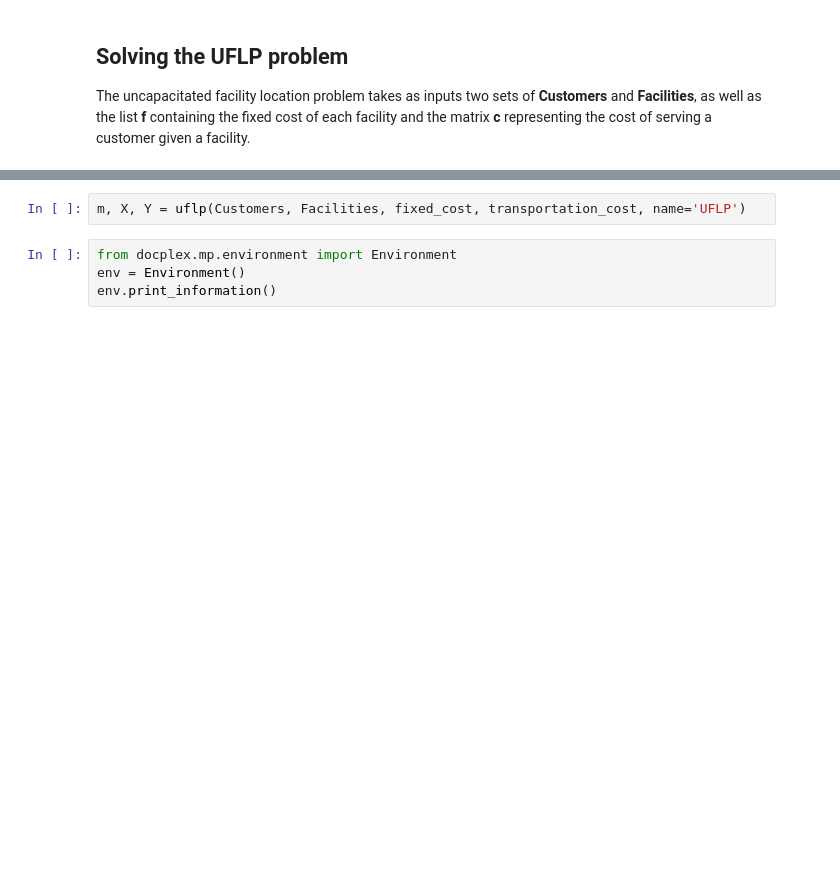
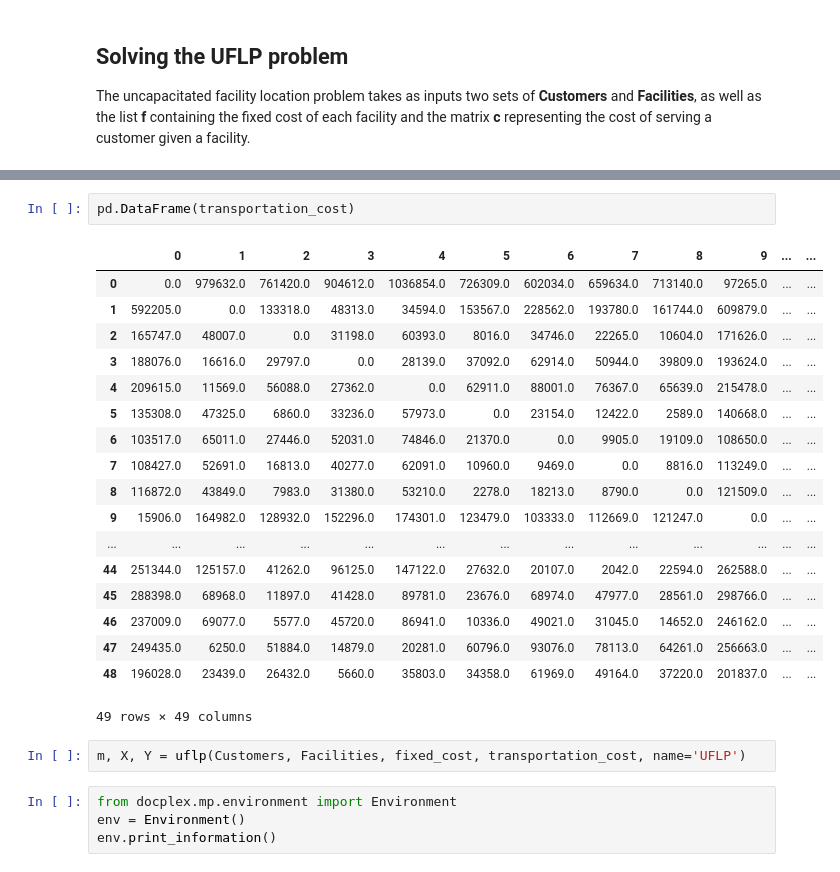
Before and after one commit to xNok/OR_NETWORK-AND-DISCRETE-LOCATION, a Jupyter notebook: ART-Reliability Models for Facility Location The Expected Failure Cost Case.ipynb, the cells around one changed output, grey strips where cells are left out. Drawn from its saved outputs; the diff is of its cells as text; blank space fills up the shorter version.

```diff
--- a/ART-Reliability Models for Facility Location The Expected Failure Cost Case.ipynb
+++ b/ART-Reliability Models for Facility Location The Expected Failure Cost Case.ipynb
@@ -67,3 +68,24 @@ transportation_cost[2][0]
+# %%
+pd.DataFrame(transportation_cost)
+# %% [output]
+|  | 0 | 1 | 2 | 3 | 4 | 5 | 6 | 7 | 8 | 9 | ... | ... |
+| 0 | 0.0 | 979632.0 | 761420.0 | 904612.0 | 1036854.0 | 726309.0 | 602034.0 | 659634.0 | 713140.0 | 97265.0 | ... | ... |
+| 1 | 592205.0 | 0.0 | 133318.0 | 48313.0 | 34594.0 | 153567.0 | 228562.0 | 193780.0 | 161744.0 | 609879.0 | ... | ... |
+| 2 | 165747.0 | 48007.0 | 0.0 | 31198.0 | 60393.0 | 8016.0 | 34746.0 | 22265.0 | 10604.0 | 171626.0 | ... | ... |
+| 3 | 188076.0 | 16616.0 | 29797.0 | 0.0 | 28139.0 | 37092.0 | 62914.0 | 50944.0 | 39809.0 | 193624.0 | ... | ... |
+| 4 | 209615.0 | 11569.0 | 56088.0 | 27362.0 | 0.0 | 62911.0 | 88001.0 | 76367.0 | 65639.0 | 215478.0 | ... | ... |
+| 5 | 135308.0 | 47325.0 | 6860.0 | 33236.0 | 57973.0 | 0.0 | 23154.0 | 12422.0 | 2589.0 | 140668.0 | ... | ... |
+| 6 | 103517.0 | 65011.0 | 27446.0 | 52031.0 | 74846.0 | 21370.0 | 0.0 | 9905.0 | 19109.0 | 108650.0 | ... | ... |
+| 7 | 108427.0 | 52691.0 | 16813.0 | 40277.0 | 62091.0 | 10960.0 | 9469.0 | 0.0 | 8816.0 | 113249.0 | ... | ... |
+| 8 | 116872.0 | 43849.0 | 7983.0 | 31380.0 | 53210.0 | 2278.0 | 18213.0 | 8790.0 | 0.0 | 121509.0 | ... | ... |
+| 9 | 15906.0 | 164982.0 | 128932.0 | 152296.0 | 174301.0 | 123479.0 | 103333.0 | 112669.0 | 121247.0 | 0.0 | ... | ... |
+| ... | ... | ... | ... | ... | ... | ... | ... | ... | ... | ... | ... | ... |
+| 44 | 251344.0 | 125157.0 | 41262.0 | 96125.0 | 147122.0 | 27632.0 | 20107.0 | 2042.0 | 22594.0 | 262588.0 | ... | ... |
+| 45 | 288398.0 | 68968.0 | 11897.0 | 41428.0 | 89781.0 | 23676.0 | 68974.0 | 47977.0 | 28561.0 | 298766.0 | ... | ... |
+| 46 | 237009.0 | 69077.0 | 5577.0 | 45720.0 | 86941.0 | 10336.0 | 49021.0 | 31045.0 | 14652.0 | 246162.0 | ... | ... |
+| 47 | 249435.0 | 6250.0 | 51884.0 | 14879.0 | 20281.0 | 60796.0 | 93076.0 | 78113.0 | 64261.0 | 256663.0 | ... | ... |
+| 48 | 196028.0 | 23439.0 | 26432.0 | 5660.0 | 35803.0 | 34358.0 | 61969.0 | 49164.0 | 37220.0 | 201837.0 | ... | ... |
+49 rows × 49 columns
 # %%
 m, X, Y = uflp(Customers, Facilities, fixed_cost, transportation_cost, name='UFLP')
 # %%
```
Also changed, not shown: parts of 13 cells of this notebook, 2 other files.
